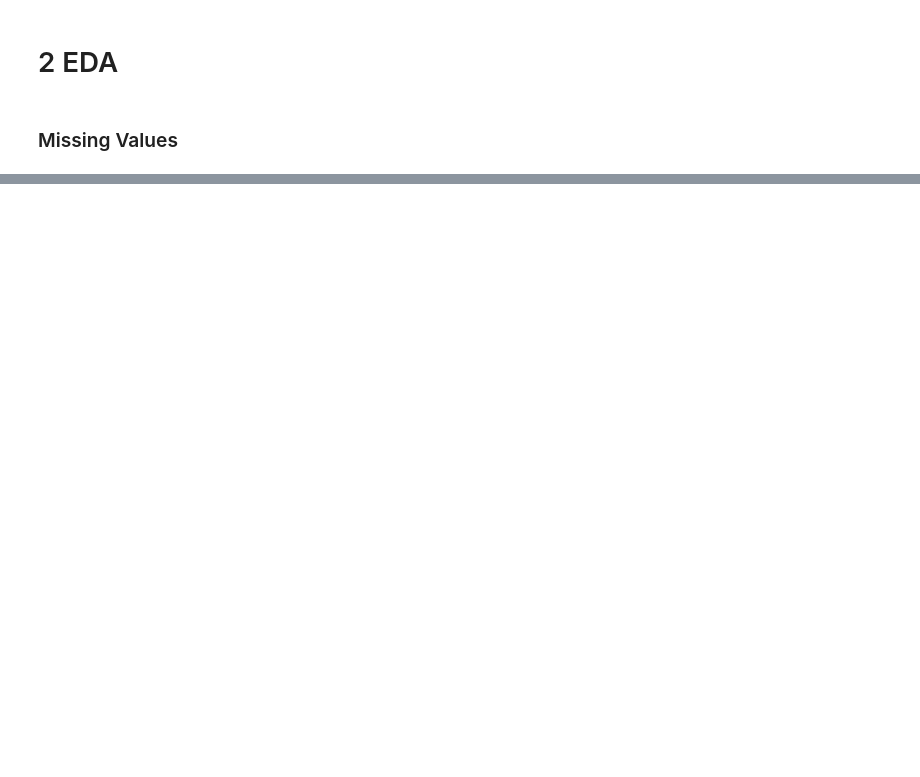
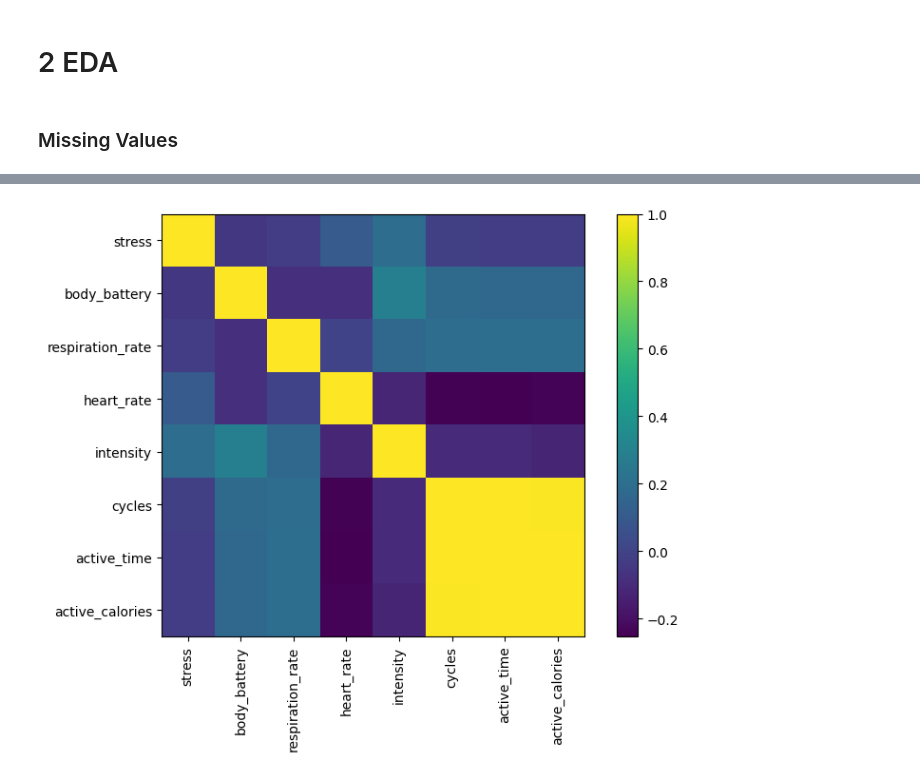
Before and after one commit to Xenoxort/ML4QS, a Jupyter notebook: notebooks/01_eda.ipynb, the cells around one changed output, grey strips where cells are left out. Drawn from its saved outputs; the diff is of its cells as text; code cells hidden in the pictures; blank space fills up the shorter version.

```diff
--- a/notebooks/01_eda.ipynb
+++ b/notebooks/01_eda.ipynb
@@ -256,0 +357,13 @@ dtype: int64
+# %%
+import pandas as pd
+from pathlib import Path
+
+folder = Path(r"C:\Vrije University\Vrije University\VU\P6\Machine Learning for the Quantified Self\ML4QS\final_dfs")
+
+dfs = []
+
+for file in folder.glob("*.csv"):
+    print("Loading:", file)
+    dfs.append(pd.read_csv(file))
+
+print("Loaded files:", len(dfs))
@@ -256,0 +374,6 @@ dtype: int64
+# %%
+all_df = pd.concat(dfs, ignore_index=True)
+
+print(all_df.shape)
+corr = all_df.corr(numeric_only=True)
+print(corr)
@@ -256,0 +401,12 @@ dtype: int64
+# %%
+import matplotlib.pyplot as plt
+
+plt.figure(figsize=(8,6))
+plt.imshow(corr)
+plt.colorbar()
+plt.xticks(range(len(corr.columns)), corr.columns, rotation=90)
+plt.yticks(range(len(corr.columns)), corr.columns)
+plt.tight_layout()
+plt.show()
+# %% [output]
+[figure, added]
```
Also changed, not shown: parts of 13 cells of this notebook.
